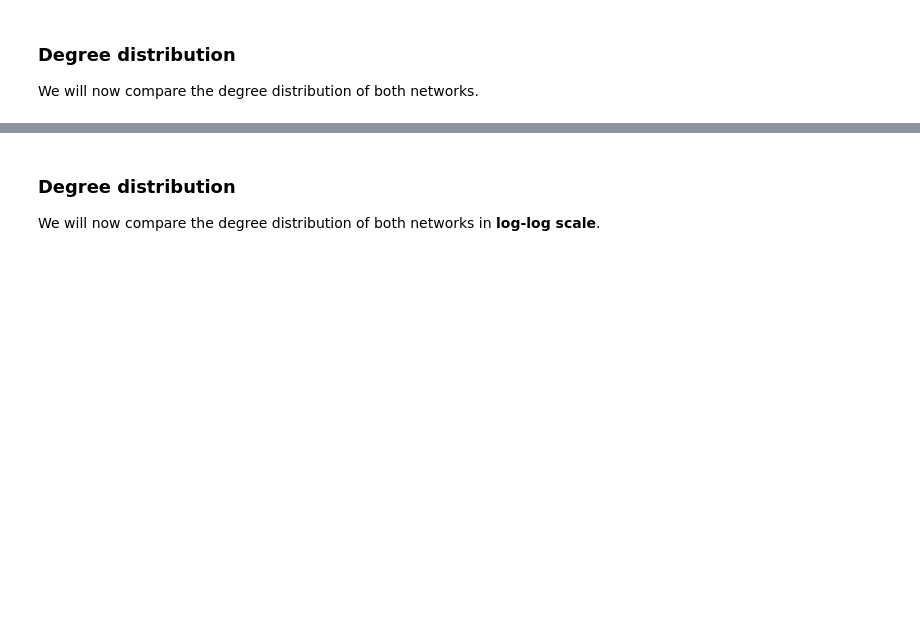
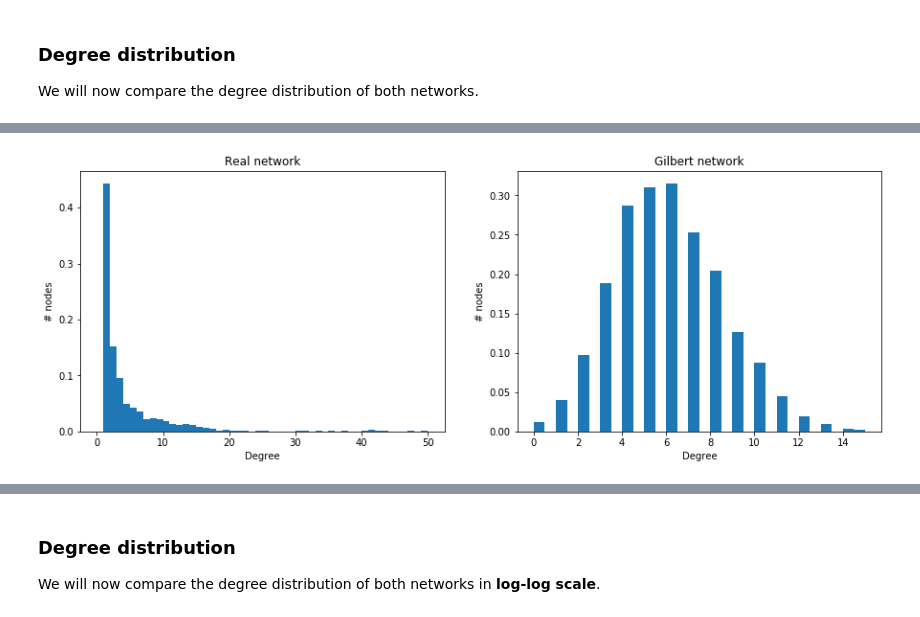
Before and after one commit to NuriaSF/ComplexNetworks, a Jupyter notebook: maayan-figeys/Final_presentation/4-8_Network_Proteins-Slides.ipynb, the cells around one changed output, grey strips where cells are left out. Saved outputs shown, nothing was run; the diff lists cells and outputs as text; code cells hidden in the pictures; blank space fills up the shorter version.

```diff
--- a/maayan-figeys/Final_presentation/4-8_Network_Proteins-Slides.ipynb
+++ b/maayan-figeys/Final_presentation/4-8_Network_Proteins-Slides.ipynb
@@ -728,6 +730,7 @@ We will now compare the degree distribution of both networks.
 # %% [markdown]
 <img style="width: 150px;" src="degree_dist.png">
 # %%
+hide_code_in_slideshow()
 #Real network
 f, (ax1, ax2) = plt.subplots(1, 2,figsize=(15,5))
 degrees = dict(G.degree()).values()
@@ -743,3 +746,5 @@ degree_hist_Gil = ax2.hist(list(degrees_Gil), 30 , density=True)
 ax2.set_xlabel('Degree')
 ax2.set_ylabel('# nodes')
 ax2.set_title('Gilbert network')
+plt.show()
+# %% [output]
@@ -745,0 +752 @@ ax2.set_title('Gilbert network')
+[figure, added]
```
Also changed, not shown: parts of 43 cells of this notebook, 8 other files.
